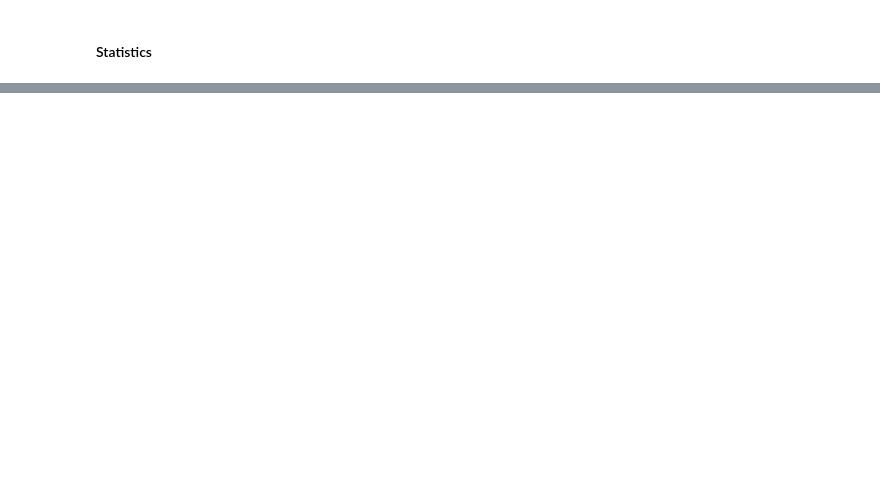
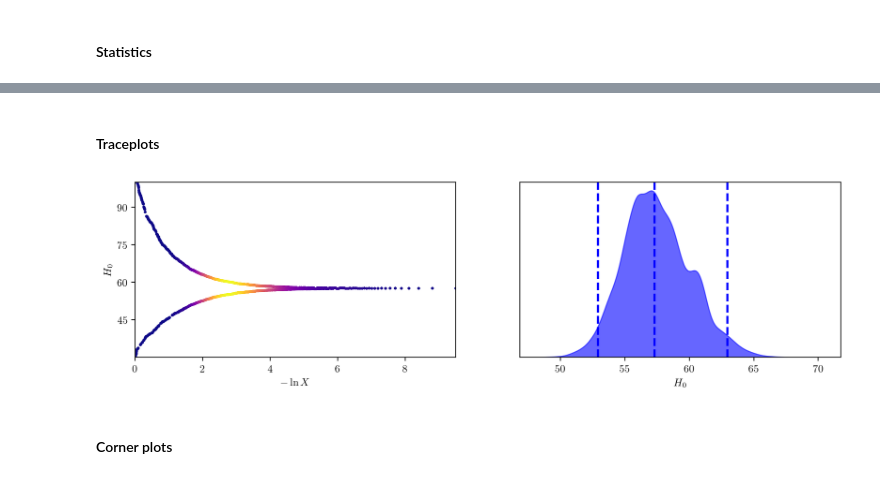
Before and after one commit to GiuliaConti/astrostatistics_bicocca_2024, a Jupyter notebook: working/E16_L18_supernovae2.ipynb, the cells around one changed output, grey strips where cells are left out. Cells and saved outputs as stored; diff of their text form; code cells hidden in the pictures; blank space fills up the shorter version.

```diff
--- a/working/E16_L18_supernovae2.ipynb
+++ b/working/E16_L18_supernovae2.ipynb
@@ -219,0 +214,23 @@ Mean and covariance of parameters are: [66.08393195  0.49276235]
+# %%
+def LogLikelihood_noDE(theta, z_sample, mu_sample, dmu):
+    H0 = float(theta[0])
+    Om = 1
+
+    mu_model = dist_module(z_sample, H0, Om)
+    gauss = scipy.stats.norm(loc=mu_model, scale=dmu)
+    return np.sum(gauss.logpdf(mu_sample))
+# %%
+def prior_transform_noDE(u):
+    theta_min = 30
+    theta_max = 100
+
+    theta = scipy.stats.uniform(loc=theta_min, scale=theta_max-theta_min).ppf(u)
+
+    return theta
+# %%
+ndim_noDM = 1             # number of parameters in the model
+
+sampler_noDM = dynesty.NestedSampler(LogLikelihood_noDE, prior_transform_noDE, ndim_noDM, logl_args=[z_sample, mu_sample, dmu], nlive=200)
+
+sampler_noDM.run_nested()
+sresults_noDM = sampler_noDM.results
@@ -219,0 +245,9 @@ Mean and covariance of parameters are: [66.08393195  0.49276235]
+# %% [markdown]
+#### Traceplots
+# %%
+labels_noDM = ["$H_0$"]
+traceplot_fig, traceplot_axes = dyplot.traceplot(sresults_noDM, labels=labels_noDM)
+# %% [output]
+[figure, added]
+# %% [markdown]
+#### Corner plots
```
Also changed, not shown: parts of 31 cells of this notebook.
